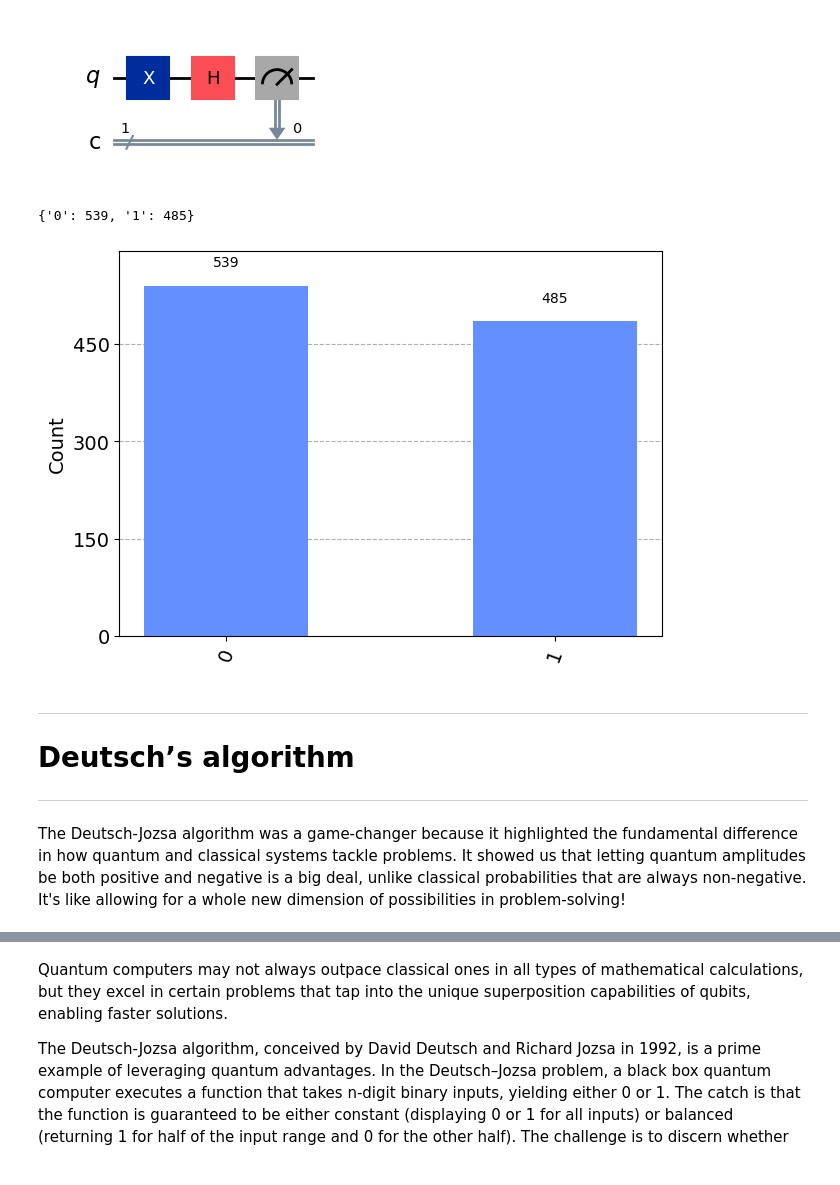
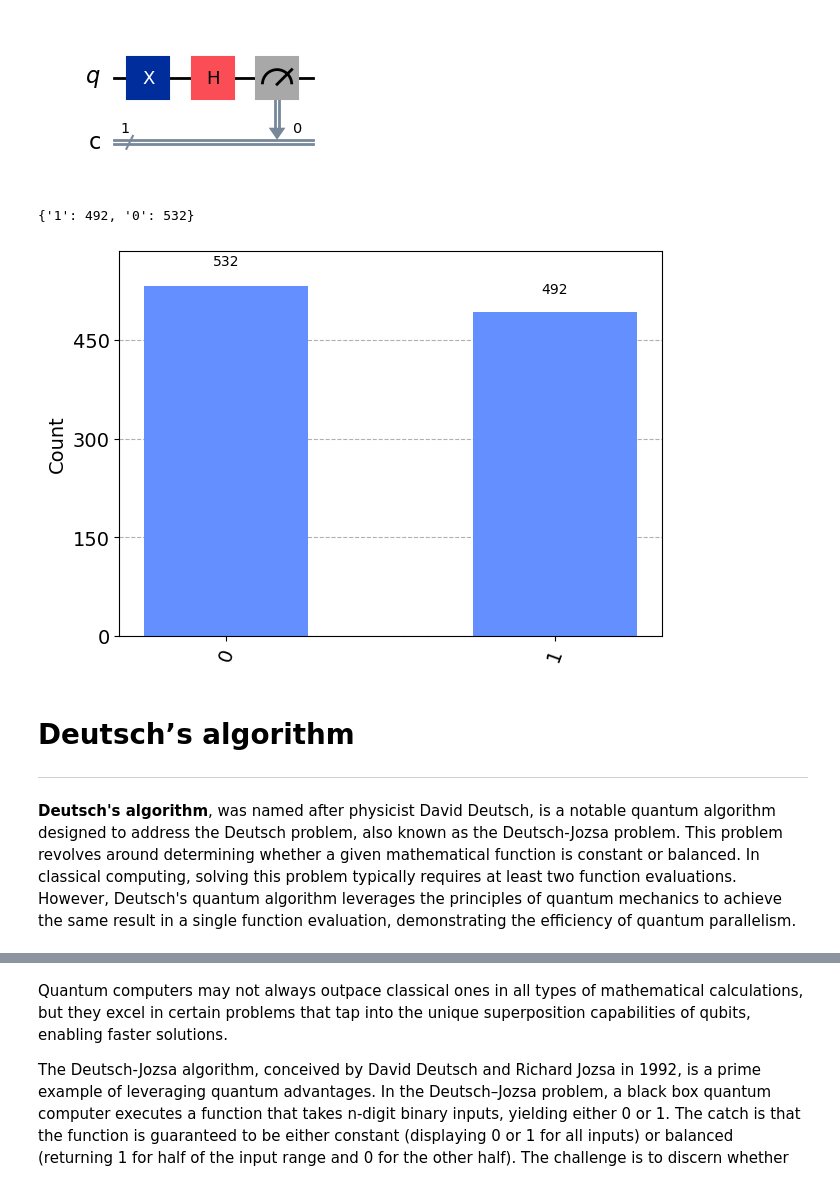
Before and after one commit to rodAlm08/emerging_tech_repo, a Jupyter notebook: project.ipynb, the cells around one changed output, grey strips where cells are left out. Drawn from its saved outputs; the diff is of its cells as text; code cells hidden in the pictures.

Commit message:
The Deutsch's algorithm and the problem explained

```diff
--- a/project.ipynb
+++ b/project.ipynb
@@ -407,7 +405,7 @@ viz.plot_histogram(counts)
 # %% [markdown]
 # X followed by H:
 # %%
-qc = qiskit.QuantumCircuit(1, 1)
+qc = QuantumCircuit(1, 1)
 # qc short for quantum circuit with 1 qubit and 1 classical bit
 qc.x(0)
 qc.h(0)
@@ -416,23 +414,22 @@ qc.draw(output='mpl', style='iqp')
 # %% [output]
 [figure]
 # %%
-simulator = qiskit.Aer.get_backend('aer_simulator')
-circ = qiskit.transpile(qc, simulator)
+simulator = Aer.get_backend('aer_simulator')
+circ = transpile(qc, simulator)
 # turns the quantum circuit into a quantum circuit that can be run on the simulator
 result = simulator.run(circ).result()
 # runs the quantum circuit on the simulator
 counts = result.get_counts(qc)
 # gets the counts
 print(counts)
 
 # plot the histogram using visualization
 viz.plot_histogram(counts)
 # %% [output]
-{'0': 539, '1': 485}
+{'1': 492, '0': 532}
-[figure, old version]
+[figure, new version]
 # %% [markdown]
-***
 # <b>Deutsch’s algorithm</b>
 ***
-# %% [markdown]
-The Deutsch-Jozsa algorithm was a game-changer because it highlighted the fundamental difference in how quantum and classical systems tackle problems. It showed us that letting quantum amplitudes be both positive and negative is a big deal, unlike classical probabilities that are always non-negative. It's like allowing for a whole new dimension of possibilities in problem-solving!
+# %% [markdown]
+**Deutsch's algorithm**, was named after physicist David Deutsch, is a notable quantum algorithm designed to address the Deutsch problem, also known as the Deutsch-Jozsa problem. This problem revolves around determining whether a given mathematical function is constant or balanced. In classical computing, solving this problem typically requires at least two function evaluations. However, Deutsch's quantum algorithm leverages the principles of quantum mechanics to achieve the same result in a single function evaluation, demonstrating the efficiency of quantum parallelism.
```
Also changed, not shown: parts of 27 cells of this notebook.
